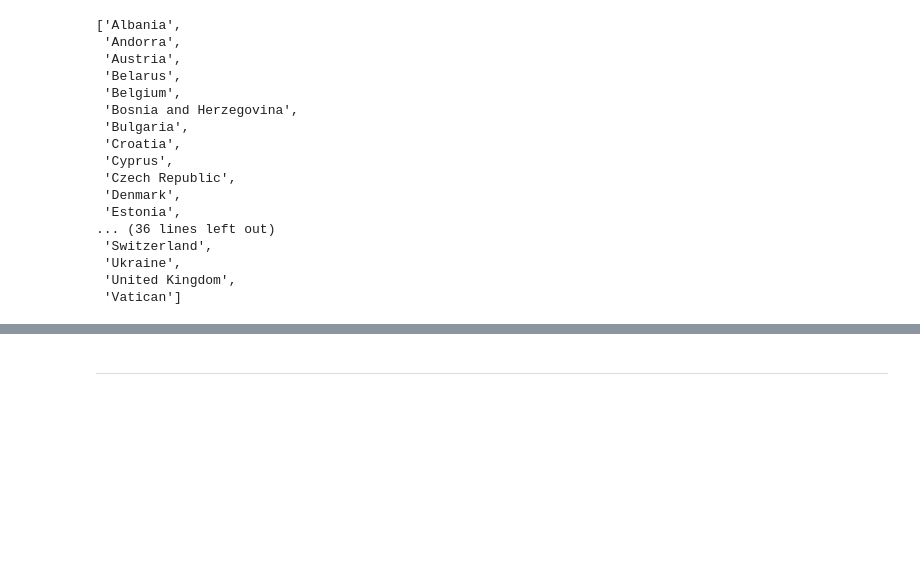
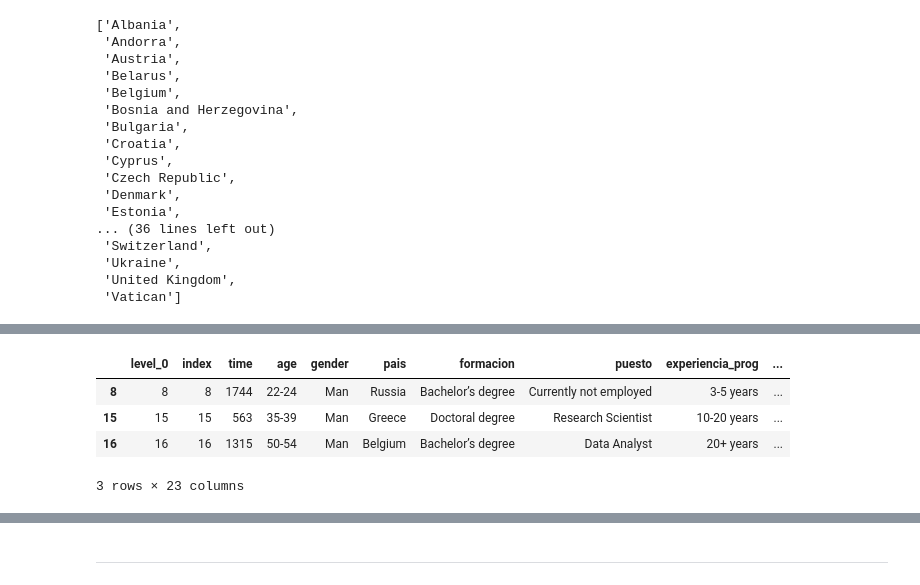
Before and after one commit to Adalab/project-DA-promo-c-modulo-2-team-5, a Jupyter notebook: sprint_review_3_clean.ipynb, the cells around one changed output, grey strips where cells are left out. Drawn from its saved outputs; the diff is of its cells as text; code cells hidden in the pictures; blank space fills up the shorter version.

```diff
--- a/sprint_review_3_clean.ipynb
+++ b/sprint_review_3_clean.ipynb
@@ -659,0 +311,9 @@ europa
+# %%
+df_europa = df[df['europa']=='SI']
+df_europa.head(3)
+# %% [output]
+|  | level_0 | index | time | age | gender | pais | formacion | puesto | experiencia_prog | ... |
+| 8 | 8 | 8 | 1744 | 22-24 | Man | Russia | Bachelor’s degree | Currently not employed | 3-5 years | ... |
+| 15 | 15 | 15 | 563 | 35-39 | Man | Greece | Doctoral degree | Research Scientist | 10-20 years | ... |
+| 16 | 16 | 16 | 1315 | 50-54 | Man | Belgium | Bachelor’s degree | Data Analyst | 20+ years | ... |
+3 rows × 23 columns
```
Also changed, not shown: parts of 52 cells of this notebook.
